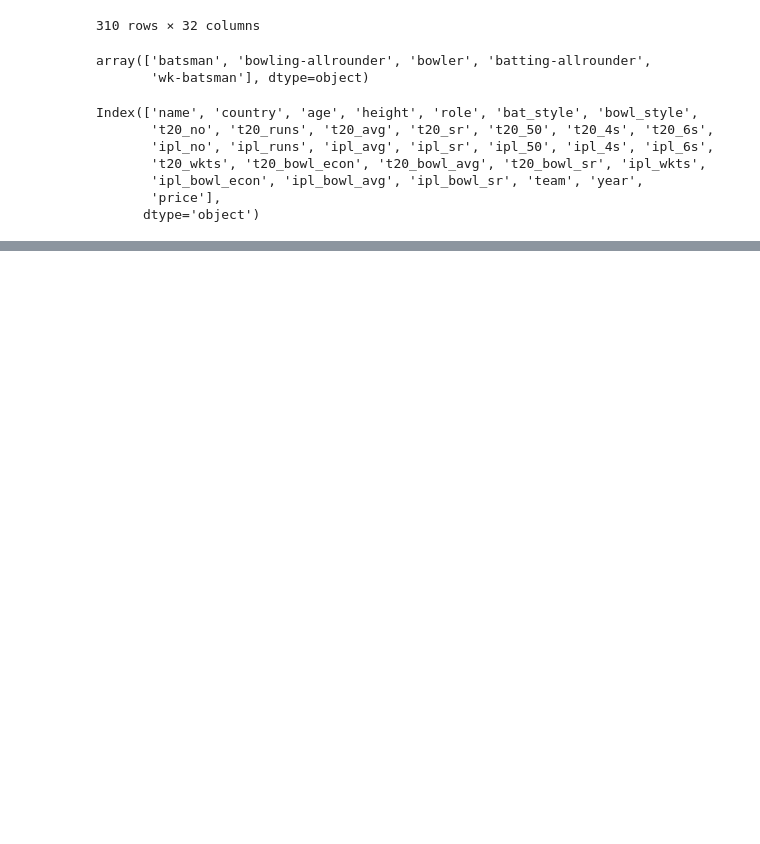
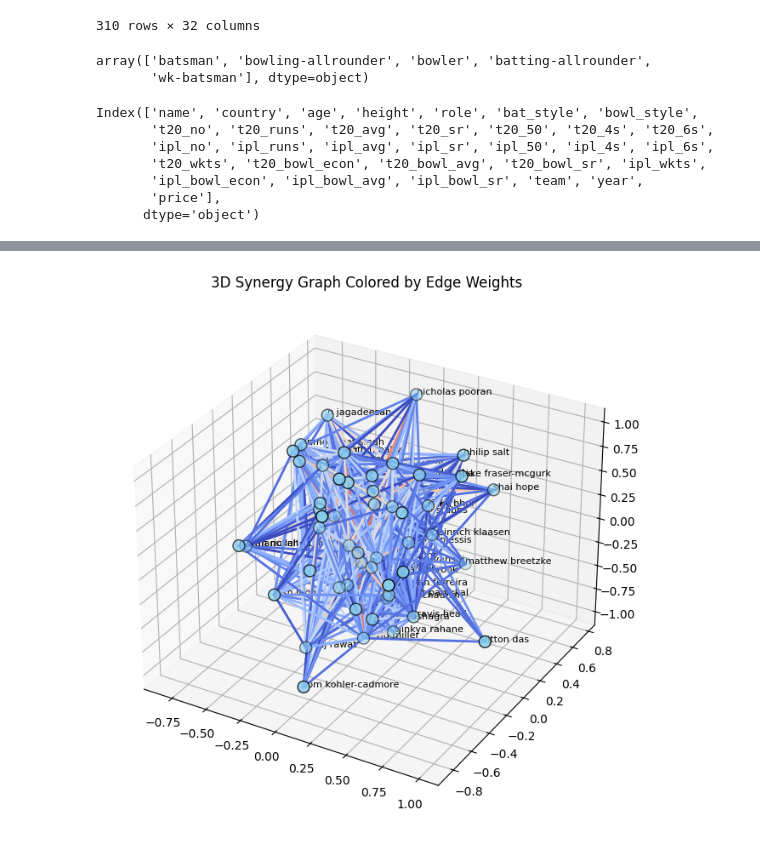
Before and after one commit to AkinduH/ipl-auction-optimizer, a Jupyter notebook: Synergy Graph/data preprocessing.ipynb, the cells around one changed output, grey strips where cells are left out. Drawn from its saved outputs; the diff is of its cells as text; code cells hidden in the pictures; blank space fills up the shorter version.

```diff
--- a/Synergy Graph/data preprocessing.ipynb
+++ b/Synergy Graph/data preprocessing.ipynb
@@ -92,0 +285,76 @@ allrounder_df.to_csv('allrounder_df.csv', index=False)
+# %%
+import networkx as nx
+import pandas as pd
+
+df = batsman_graph
+
+G = nx.Graph()
+
+# Add players as nodes
+for idx, row in df.iterrows():
+    G.add_node(row['name'], **row.to_dict())
+
+# Add synergy edges
+for i in range(len(df)):
+    for j in range(i + 1, len(df)):
+        u = df.iloc[i]
+        v = df.iloc[j]
+        synergy = compute_synergy(u, v)
+        if synergy > 0:  # Only keep meaningful synergy edges
+            G.add_edge(u['name'], v['name'], weight=synergy)
+# %%
+import networkx as nx
+import matplotlib.pyplot as plt
+from mpl_toolkits.mplot3d import Axes3D
+import numpy as np
+import matplotlib.cm as cm
+import matplotlib.colors as colors
+
+# 3D layout (spring layout in 3D)
+def spring_layout_3d(G, dim=3, seed=42):
+    import random
+    random.seed(seed)
+    pos_2d = nx.spring_layout(G, dim=2, seed=seed)
+    pos_3d = {}
+    for node in G.nodes():
+        pos_3d[node] = np.append(pos_2d[node], np.random.uniform(-1, 1))  # Add Z
+    return pos_3d
+
+# Generate 3D positions
+pos_3d = spring_layout_3d(G)
+
+# Extract edge weights and normalize them
+edge_weights = nx.get_edge_attributes(G, 'weight')
+weights = list(edge_weights.values())
+norm = colors.Normalize(vmin=min(weights), vmax=max(weights))
+cmap = cm.get_cmap('coolwarm')  # You can change to 'viridis', 'plasma', etc.
+edge_colors = [cmap(norm(w)) for w in weights]
+
+# Map edge to its color
+edge_color_map = {edge: color for edge, color in zip(edge_weights, edge_colors)}
+
+# Start plotting
+fig = plt.figure(figsize=(10, 8))
+ax = fig.add_subplot(111, projection='3d')
+
+# Draw edges with colors based on weight
+for i, (u, v) in enumerate(G.edges()):
+    x = [pos_3d[u][0], pos_3d[v][0]]
+    y = [pos_3d[u][1], pos_3d[v][1]]
+    z = [pos_3d[u][2], pos_3d[v][2]]
+    w = G[u][v]['weight']
+    ax.plot(x, y, z, c=cmap(norm(w)), linewidth=2)
+
+# Draw nodes
+xs, ys, zs = zip(*[pos_3d[node] for node in G.nodes()])
+ax.scatter(xs, ys, zs, s=100, c='skyblue', edgecolors='black')
+
+# Add node labels
+for node in G.nodes():
+    x, y, z = pos_3d[node]
+    ax.text(x, y, z, node, size=8, zorder=1)
+
+ax.set_title("3D Synergy Graph Colored by Edge Weights")
+plt.show()
+# %% [output]
+[figure, added]
```
Also changed, not shown: parts of 11 cells of this notebook, 1 other file.
